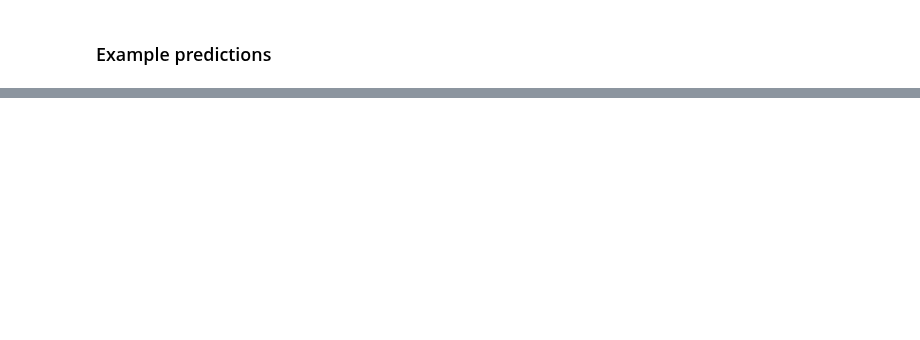
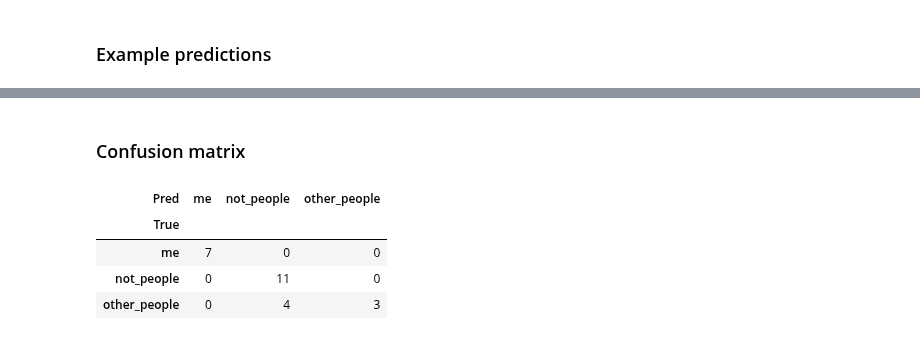
Before and after one commit to omyllymaki/image-classifier, a Jupyter notebook: model_evaluation.ipynb, the cells around one changed output, grey strips where cells are left out. Cells and saved outputs as stored; diff of their text form; code cells hidden in the pictures; blank space fills up the shorter version.

Commit message:
Refactor code and add confusion matrix

```diff
--- a/model_evaluation.ipynb
+++ b/model_evaluation.ipynb
@@ -89,0 +92,14 @@ visualize_prediction(image,
+# %% [markdown]
+### Confusion matrix
+# %%
+y_true = image_data.convert_classes_to_labels(y_true)
+y_pred = image_data.convert_classes_to_labels(y_pred)
+
+df_confusion = pd.crosstab(pd.Series(y_true, name='True'), pd.Series(y_pred, name='Pred'))
+df_confusion
+# %% [output]
+| Pred | me | not_people | other_people |
+| True |  |  |  |
+| me | 7 | 0 | 0 |
+| not_people | 0 | 11 | 0 |
+| other_people | 0 | 4 | 3 |
```
Also changed, not shown: parts of 11 cells of this notebook, 5 other files.
